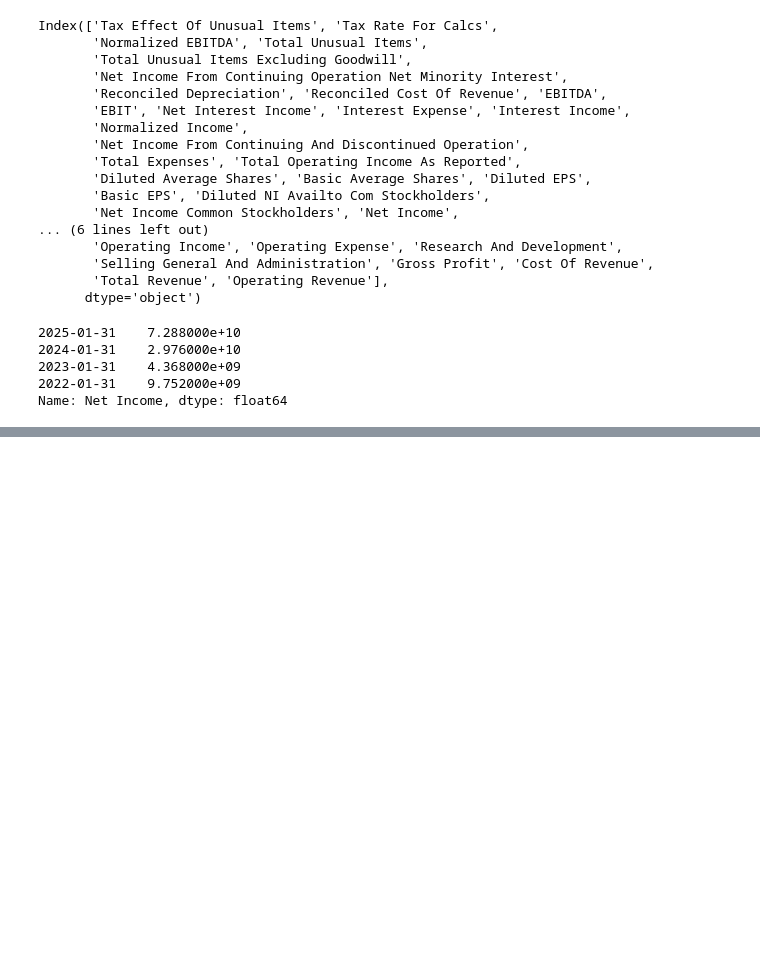
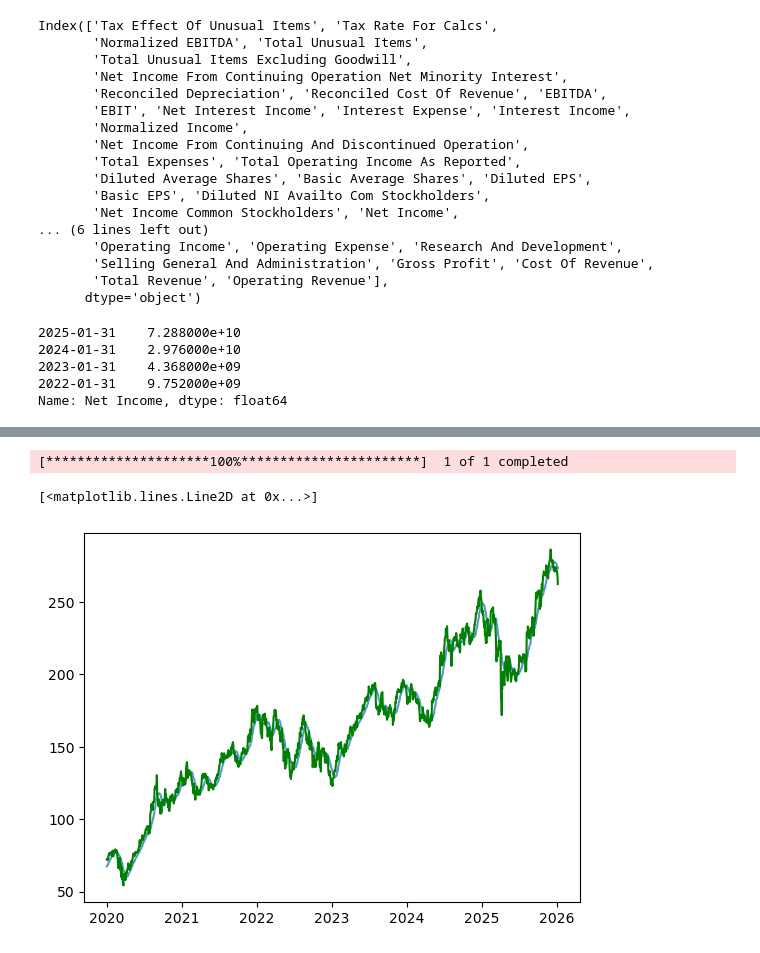
Before and after one commit to 9gatsu28nichi/Stock-Analyze, a Jupyter notebook: NasDaq.ipynb, the cells around one changed output, grey strips where cells are left out. Saved outputs shown, nothing was run; the diff lists cells and outputs as text; code cells hidden in the pictures; blank space fills up the shorter version.

```diff
--- a/NasDaq.ipynb
+++ b/NasDaq.ipynb
@@ -88,0 +128,32 @@ net_income_df.plot(kind='bar', title='Net Income Comparison of Top Nasdaq Compan
+# %%
+def get_date_x_days_before(date_string, num_days_before):
+    date_object = dt.datetime.strptime(date_string, "%Y-%m-%d")
+    new_date = date_object - dt.timedelta(days=num_days_before)
+    new_date_string = new_date.strftime("%Y-%m-%d")
+    return new_date_string
+
+stock       = "AAPL"
+start_date  = "2020-01-01"
+end_date    = "2026-01-7"
+num_periods = 20
+
+# Get a few days before the start date to accommodate the period size
+start_date_x_days_before = get_date_x_days_before(start_date, num_periods*2)
+
+# Grab the stock data
+stock_data = yf.download(stock, start=start_date_x_days_before, end=end_date)
+
+# Compute the simple moving average (SMA)
+stock_data["SMA"] = stock_data["Close"].rolling(window=num_periods).mean()
+
+# Now that we calculated the SMA, we can remove the dates before the actual
+# start date that we want.
+stock_data = stock_data[start_date:]
+# %% [output]
+[*********************100%***********************]  1 of 1 completed
+# %%
+plt.plot(stock_data["SMA"], label='SMA', alpha=0.75)
+plt.plot(stock_data['Close'], label='Closing Price', color='green')
+# %% [output]
+[<matplotlib.lines.Line2D at 0x...>]
+[figure, added]
```
Also changed, not shown: parts of 4 cells of this notebook.
